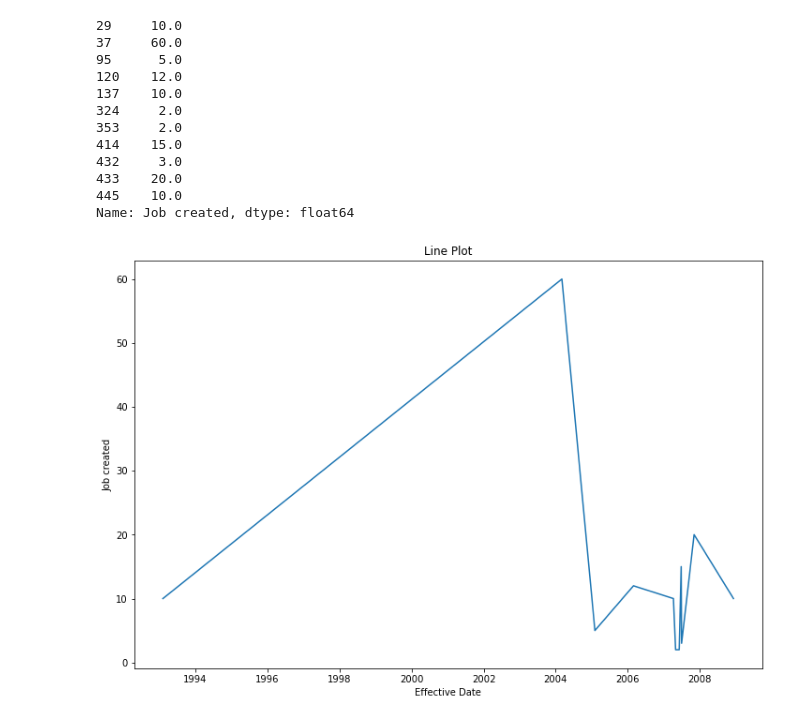
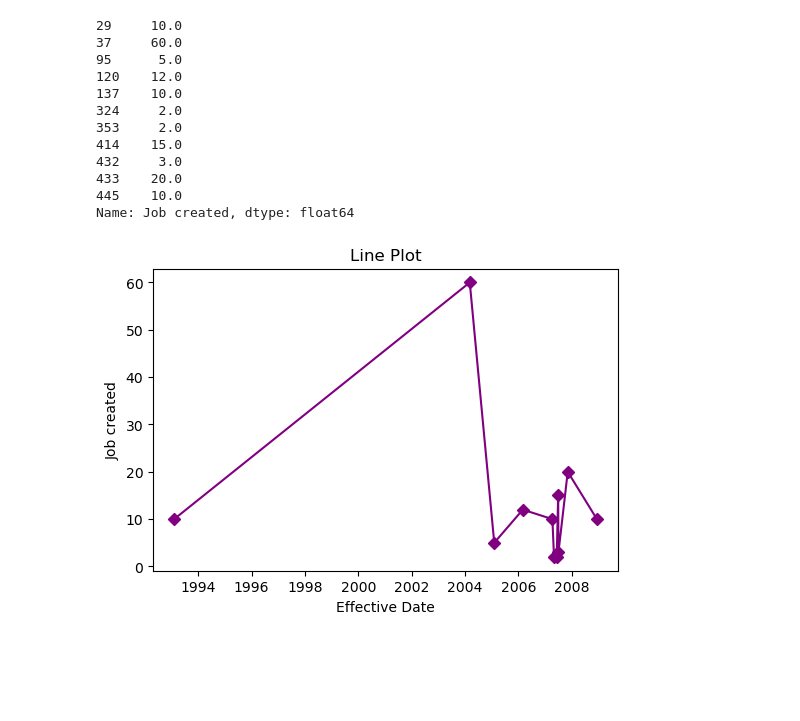
Before and after one commit to erdemsennik/binder-framework, a Jupyter notebook: Day8.ipynb, the cells around one changed output. Drawn from its saved outputs; the diff is of its cells as text; code cells hidden in the pictures; blank space fills up the shorter version.

```diff
--- a/Day8.ipynb
+++ b/Day8.ipynb
@@ -514,11 +517,11 @@ y3
 445    10.0
 Name: Job created, dtype: float64
 # %%
-plt.figure(figsize=(12, 8))
-plt.plot(x3,y3)
+plt.figure(figsize=(6,4),dpi=100)
+plt.plot(x3,y3,color='purple',marker='D')
 plt.xlabel('Effective Date')
 plt.ylabel('Job created')
 plt.title('Line Plot')
 plt.show()
 # %% [output]
-[figure, old version]
+[figure, new version]
```
Also changed, not shown: parts of 5 cells of this notebook.
